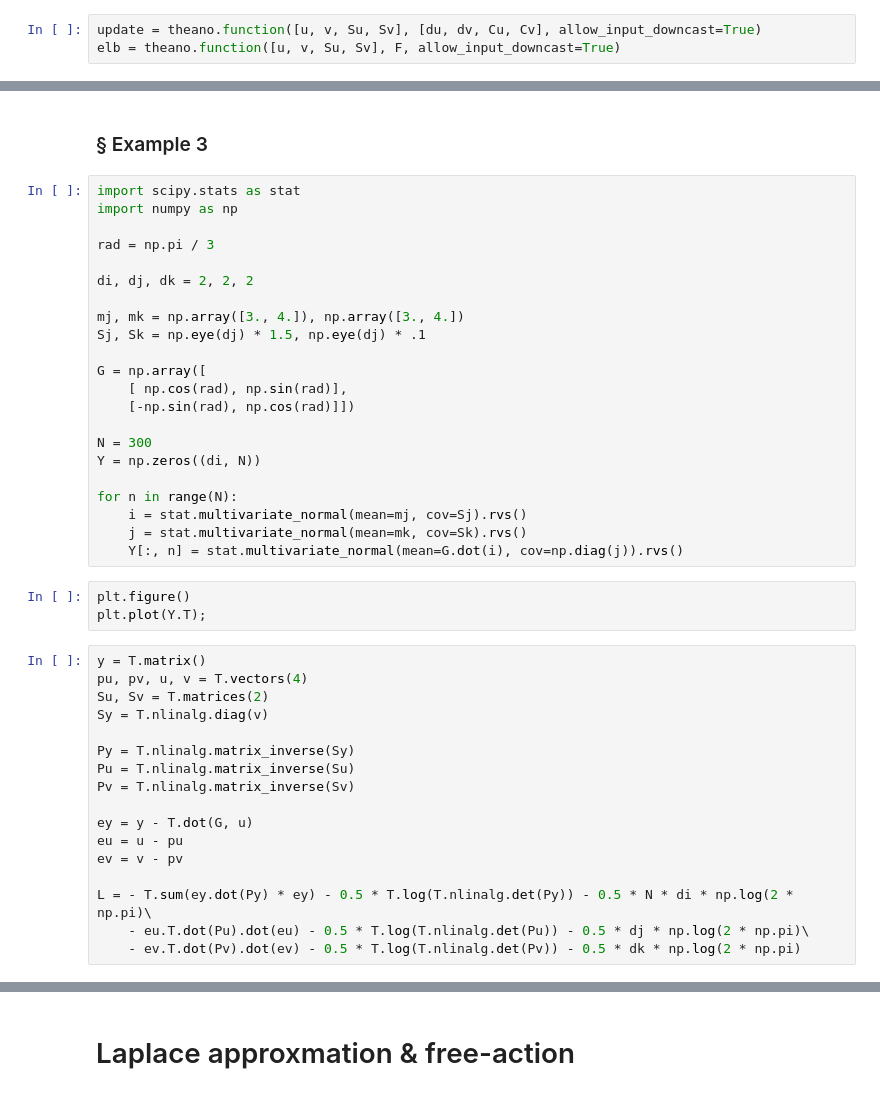
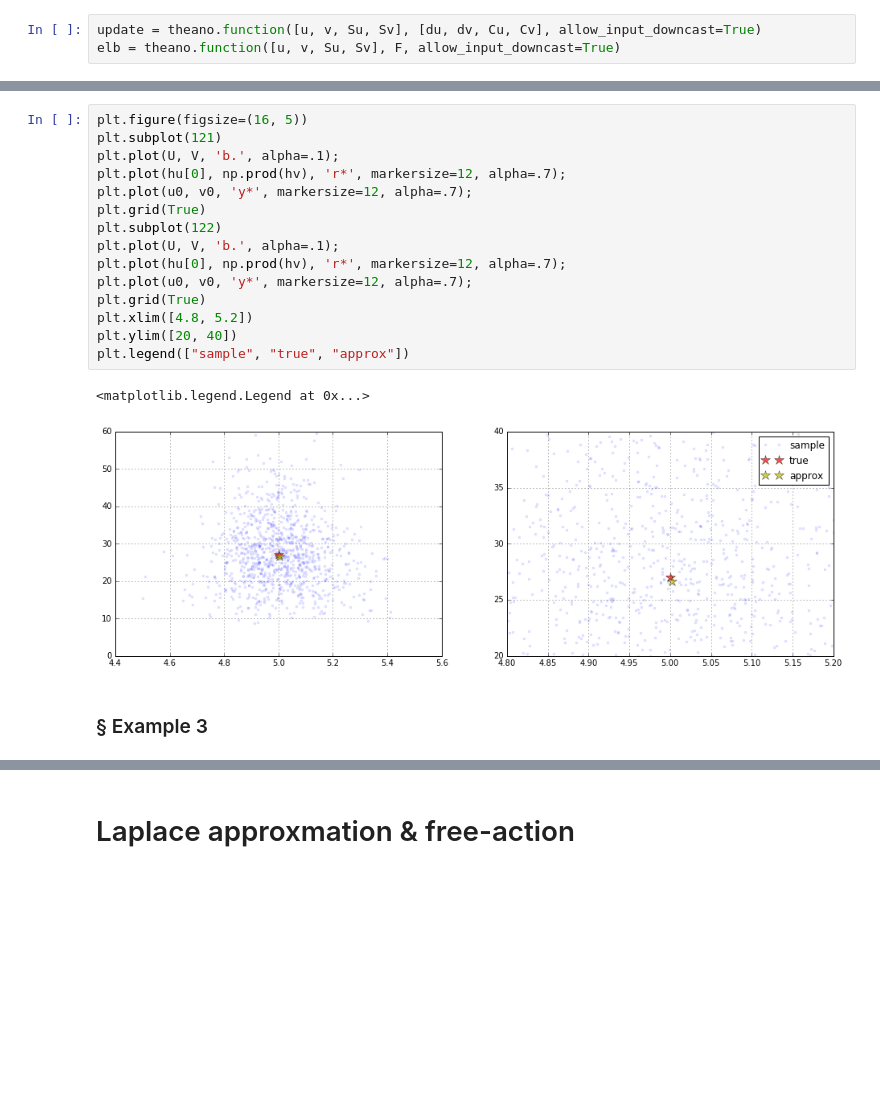
Before and after one commit to arayabrain/demtutorial, a Jupyter notebook: laplace approximation.ipynb, the cells around one changed output, grey strips where cells are left out. Drawn from its saved outputs; the diff is of its cells as text; blank space fills up the shorter version.

```diff
--- a/laplace approximation.ipynb
+++ b/laplace approximation.ipynb
@@ -400,44 +566,21 @@ u:  [ 0.99912137] v:  [-1.6306356] Cu:  [[ 8.]] Cv:  [[ 5.33943176]]
+# %%
+plt.figure(figsize=(16, 5))
+plt.subplot(121)
+plt.plot(U, V, 'b.', alpha=.1);
+plt.plot(hu[0], np.prod(hv), 'r*', markersize=12, alpha=.7);
+plt.plot(u0, v0, 'y*', markersize=12, alpha=.7);
+plt.grid(True)
+plt.subplot(122)
+plt.plot(U, V, 'b.', alpha=.1);
+plt.plot(hu[0], np.prod(hv), 'r*', markersize=12, alpha=.7);
+plt.plot(u0, v0, 'y*', markersize=12, alpha=.7);
+plt.grid(True)
+plt.xlim([4.8, 5.2])
+plt.ylim([20, 40])
+plt.legend(["sample", "true", "approx"])
+# %% [output]
+<matplotlib.legend.Legend at 0x...>
+[figure, added]
 # %% [markdown]
+<a id="example3"></a>
 ### § Example 3
-# %%
-import scipy.stats as stat
-import numpy as np
-
-rad = np.pi / 3
-
-di, dj, dk = 2, 2, 2
-
-mj, mk = np.array([3., 4.]), np.array([3., 4.])
-Sj, Sk = np.eye(dj) * 1.5, np.eye(dj) * .1
-
-G = np.array([
-    [ np.cos(rad), np.sin(rad)],
-    [-np.sin(rad), np.cos(rad)]])
-
-N = 300
-Y = np.zeros((di, N))
-
-for n in range(N):
-    i = stat.multivariate_normal(mean=mj, cov=Sj).rvs()
-    j = stat.multivariate_normal(mean=mk, cov=Sk).rvs()
-    Y[:, n] = stat.multivariate_normal(mean=G.dot(i), cov=np.diag(j)).rvs()
-# %%
-plt.figure()
-plt.plot(Y.T);
-# %%
-y = T.matrix()
-pu, pv, u, v = T.vectors(4)
-Su, Sv = T.matrices(2)
-Sy = T.nlinalg.diag(v)
-
-Py = T.nlinalg.matrix_inverse(Sy)
-Pu = T.nlinalg.matrix_inverse(Su)
-Pv = T.nlinalg.matrix_inverse(Sv)
-
-ey = y - T.dot(G, u)
-eu = u - pu
-ev = v - pv
-
-L = - T.sum(ey.dot(Py) * ey) - 0.5 * T.log(T.nlinalg.det(Py)) - 0.5 * N * di * np.log(2 * np.pi)\
-    - eu.T.dot(Pu).dot(eu) - 0.5 * T.log(T.nlinalg.det(Pu)) - 0.5 * dj * np.log(2 * np.pi)\
-    - ev.T.dot(Pv).dot(ev) - 0.5 * T.log(T.nlinalg.det(Pv)) - 0.5 * dk * np.log(2 * np.pi)
```
Also changed, not shown: parts of 39 cells of this notebook.
